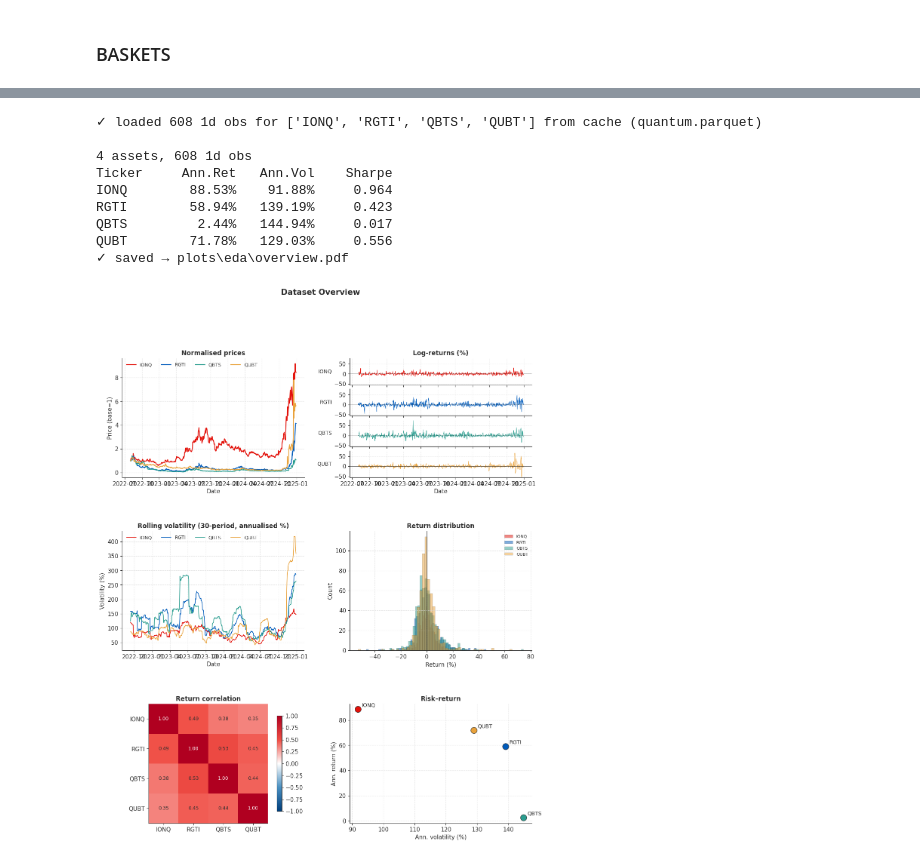
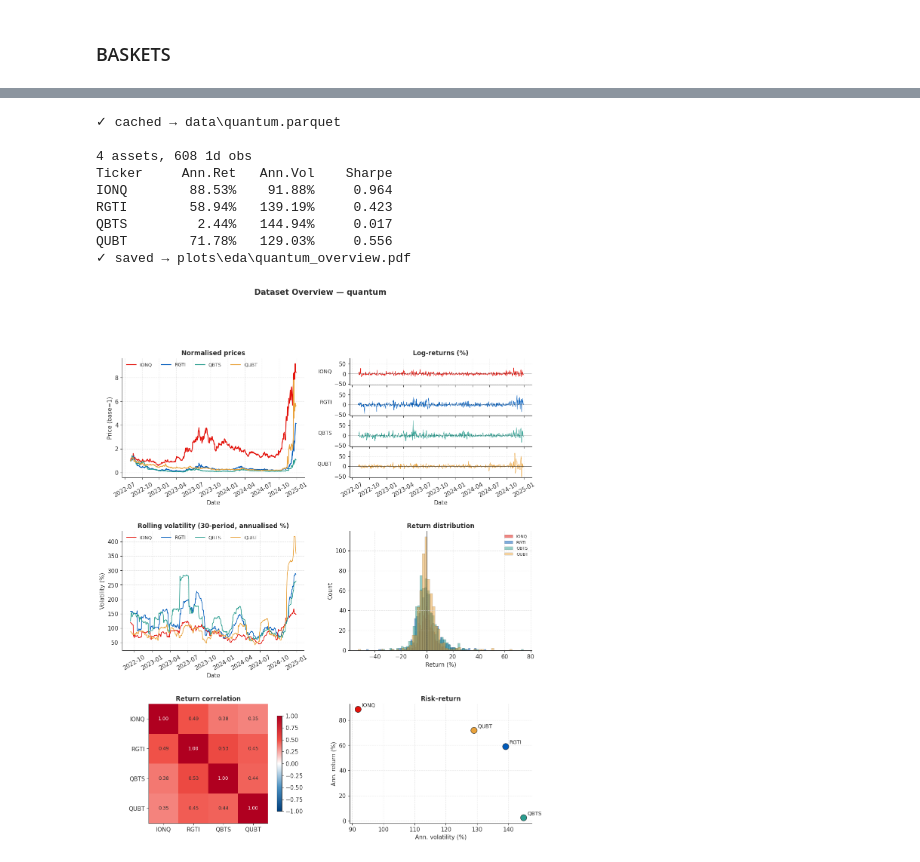
Before and after one commit to egil10/fys5419, a Jupyter notebook: project2/code/notebooks/snp.ipynb, the cells around one changed output, grey strips where cells are left out. Saved outputs shown, nothing was run; the diff lists cells and outputs as text; code cells hidden in the pictures.

```diff
--- a/project2/code/notebooks/snp.ipynb
+++ b/project2/code/notebooks/snp.ipynb
@@ -84,19 +81,19 @@ AMZN        11.80%    37.68%     0.313
 # %%
 # single basket — first run fetches + caches, later runs load from disk
 snp = SNP(get("quantum"), "2020-01-01", "2023-12-31").cached_fetch(name="quantum")
 snp.summary()
-snp.plot(save=True)
+snp.plot(save=True, name="quantum")
 # %% [output]
-✓ loaded 608 1d obs for ['IONQ', 'RGTI', 'QBTS', 'QUBT'] from cache (quantum.parquet)
+✓ cached → data\quantum.parquet
 
 4 assets, 608 1d obs
 Ticker     Ann.Ret   Ann.Vol    Sharpe
 IONQ        88.53%    91.88%     0.964
 RGTI        58.94%   139.19%     0.423
 QBTS         2.44%   144.94%     0.017
 QUBT        71.78%   129.03%     0.556
-✓ saved → plots\eda\overview.pdf
+✓ saved → plots\eda\quantum_overview.pdf
-[figure, old version]
+[figure, new version]
 # %%
 # single basket — first run fetches + caches, later runs load from disk
 snp = SNP(get("quantum_big"), "2020-01-01", "2023-12-31").cached_fetch(name="quantum_big")
```
Also changed, not shown: parts of 4 cells of this notebook, 10 other files.
